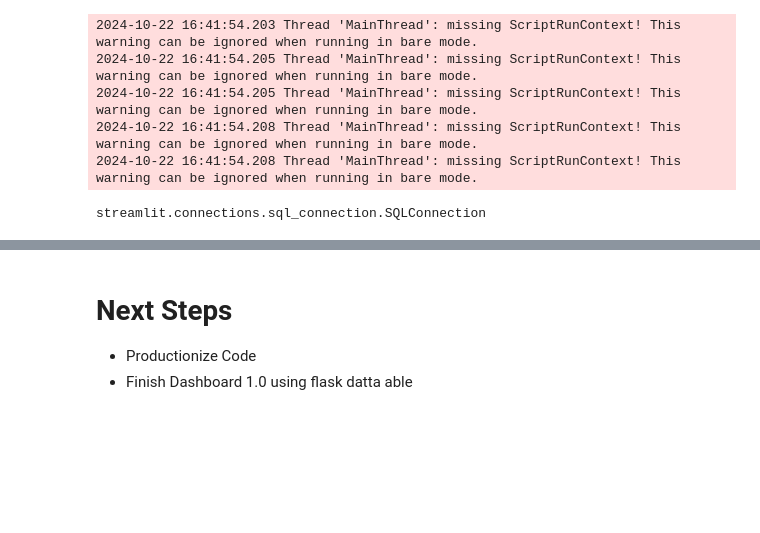
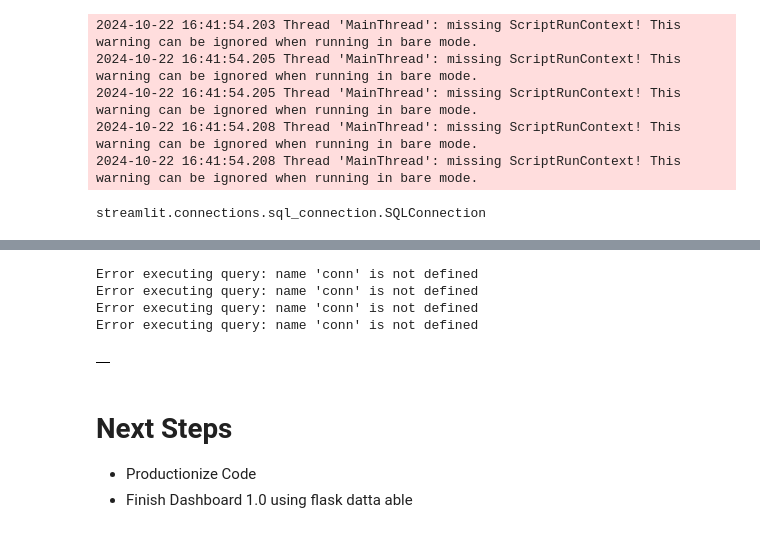
Before and after one commit to dknapp17/riddler_ghostbusters, a Jupyter notebook: GhostBuster_app/GhostBuster.ipynb, the cells around one changed output, grey strips where cells are left out. Cells and saved outputs as stored; diff of their text form; code cells hidden in the pictures; blank space fills up the shorter version.

```diff
--- a/GhostBuster_app/GhostBuster.ipynb
+++ b/GhostBuster_app/GhostBuster.ipynb
@@ -1128,8 +1128,8 @@ class GBDashData:
             return pd.DataFrame()
 
         try:
-            # Use pandas' read_sql to run the query using the connection
-            df = pd.read_sql(query, self.conn)
+            # Use streamlit conn.query to query data
+            df = self.conn.query(query, ttl="10m")
             return df
         except Exception as e:
             print(f"Error executing query: {e}")
@@ -1245,4 +1245,6 @@ class GBDashViz:
         st.metric(label="Total Simulations Run", value=f"{total_sims:,}", delta=None)
 # %%
 dashboard_data = GBDashData()
+dashboard_data.refresh_data()
+dashboard_data.actual_pct_df
 # %% [output]
@@ -1254,3 +1256,8 @@ dashboard_data = GBDashData()
+Error executing query: name 'conn' is not defined
+Error executing query: name 'conn' is not defined
+Error executing query: name 'conn' is not defined
+Error executing query: name 'conn' is not defined
+|  |
 # %% [markdown]
 # Next Steps
 
```
Also changed, not shown: parts of 1 cell of this notebook, 1 other file.
